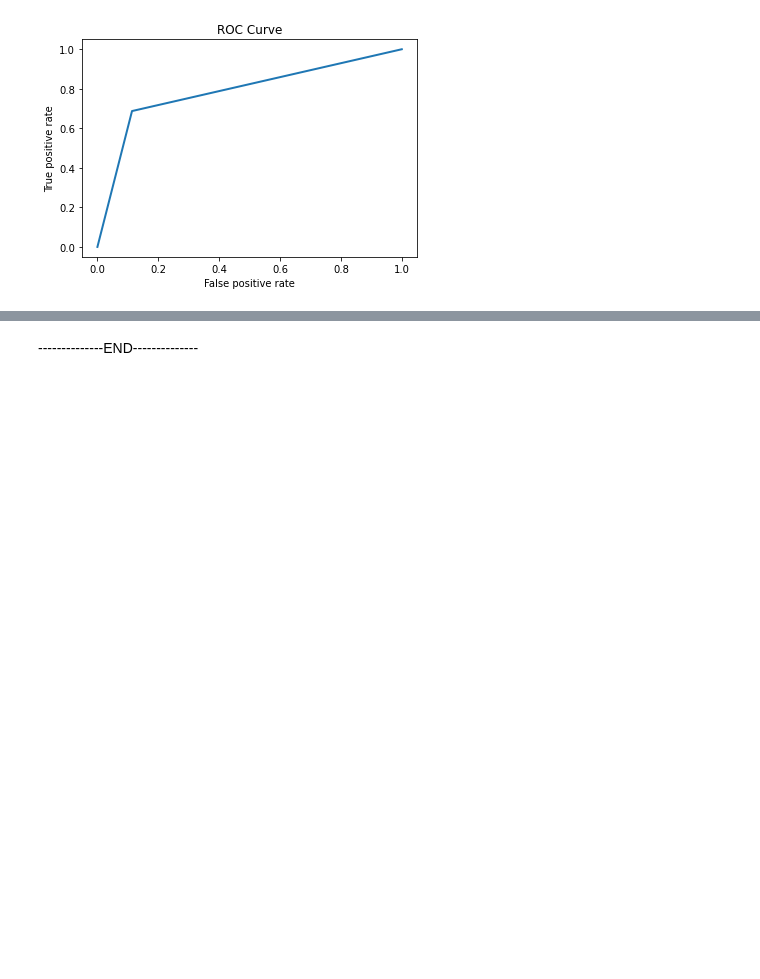
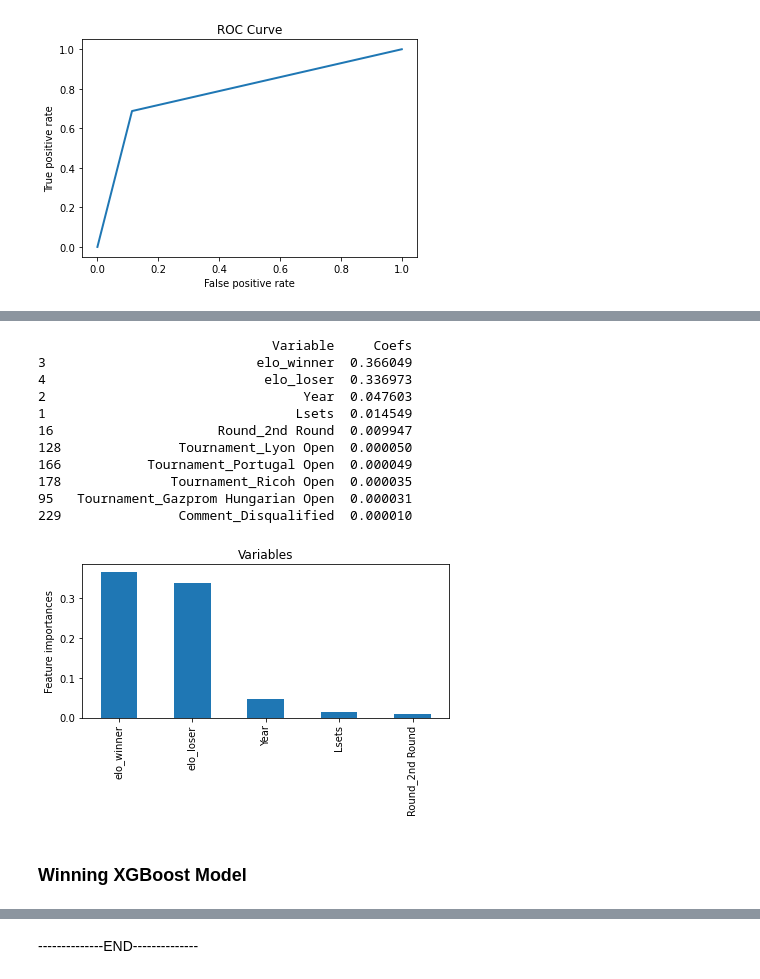
Before and after one commit to ew2631/atp_upsets, a Jupyter notebook: tennis_betting.ipynb, the cells around one changed output, grey strips where cells are left out. Cells and saved outputs as stored; diff of their text form; code cells hidden in the pictures; blank space fills up the shorter version.

```diff
--- a/tennis_betting.ipynb
+++ b/tennis_betting.ipynb
@@ -383,6 +300,4 @@ clf.__dict__
 # %%
-rf = RandomForestClassifier(n_estimators = 100, n_jobs=-1, random_state=65, max_leaf_nodes=29)
+rf = RandomForestClassifier(class_weight= {0: 1, 1: 2}, max_features= None, n_estimators= 900, random_state=65)
 rf.fit(X_train,y_train)
-predictions=rf.predict(X_test)
-rf.fit(X_train,y_train)
-predictions=rf.predict(X_test)
+rf_predictions=rf.predict(X_test)
@@ -420,8 +303,0 @@ check_params={
-# %%
-create_grid=GridSearchCV(xgb_model, param_grid=check_params, cv=4, verbose=10)
-create_grid.fit(X_train, y_train)
-
-print("Train score for %d fold CV := %3.2f" %(4, create_grid.score(X_train, y_train)))
-print("Test score for %d fold CV := %3.2f" %(4, create_grid.score(X_test, y_test)))
-print ("!!!! best fit parameters from GridSearchCV !!!!")
-print (create_grid.best_params_)
@@ -433,0 +319,19 @@ KeyboardInterrupt:
+# %%
+rf_df, plt=generate_coef_table(X_train.columns, rf, 'tree', 10)
+print(rf_df)
+plt.show()
+# %% [output]
+                              Variable     Coefs
+3                           elo_winner  0.366049
+4                            elo_loser  0.336973
+2                                 Year  0.047603
+1                                Lsets  0.014549
+16                     Round_2nd Round  0.009947
+128               Tournament_Lyon Open  0.000050
+166           Tournament_Portugal Open  0.000049
+178              Tournament_Ricoh Open  0.000035
+95   Tournament_Gazprom Hungarian Open  0.000031
+229               Comment_Disqualified  0.000010
+[figure, added]
+# %% [markdown]
+### Winning XGBoost Model
```
Also changed, not shown: parts of 35 cells of this notebook.
